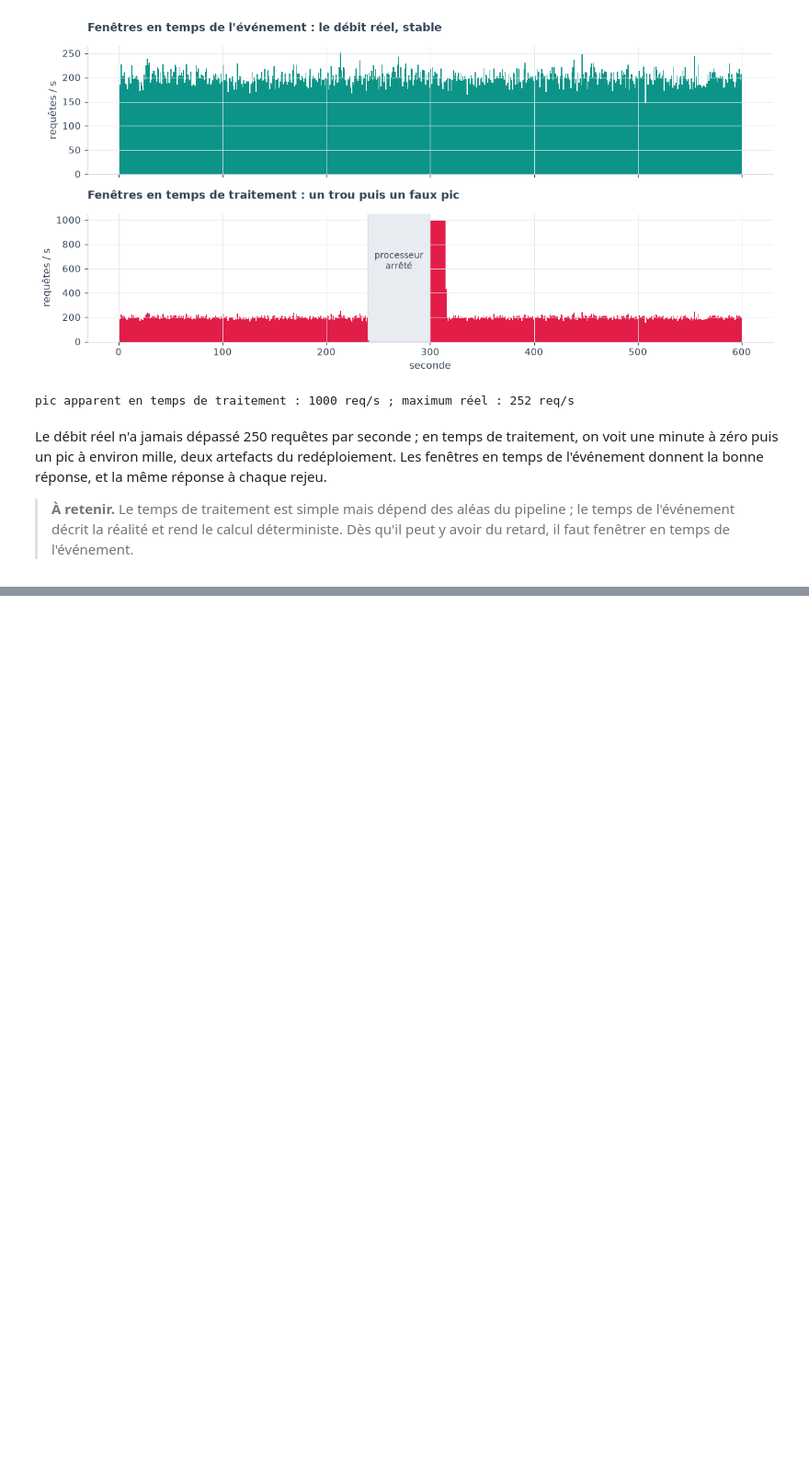
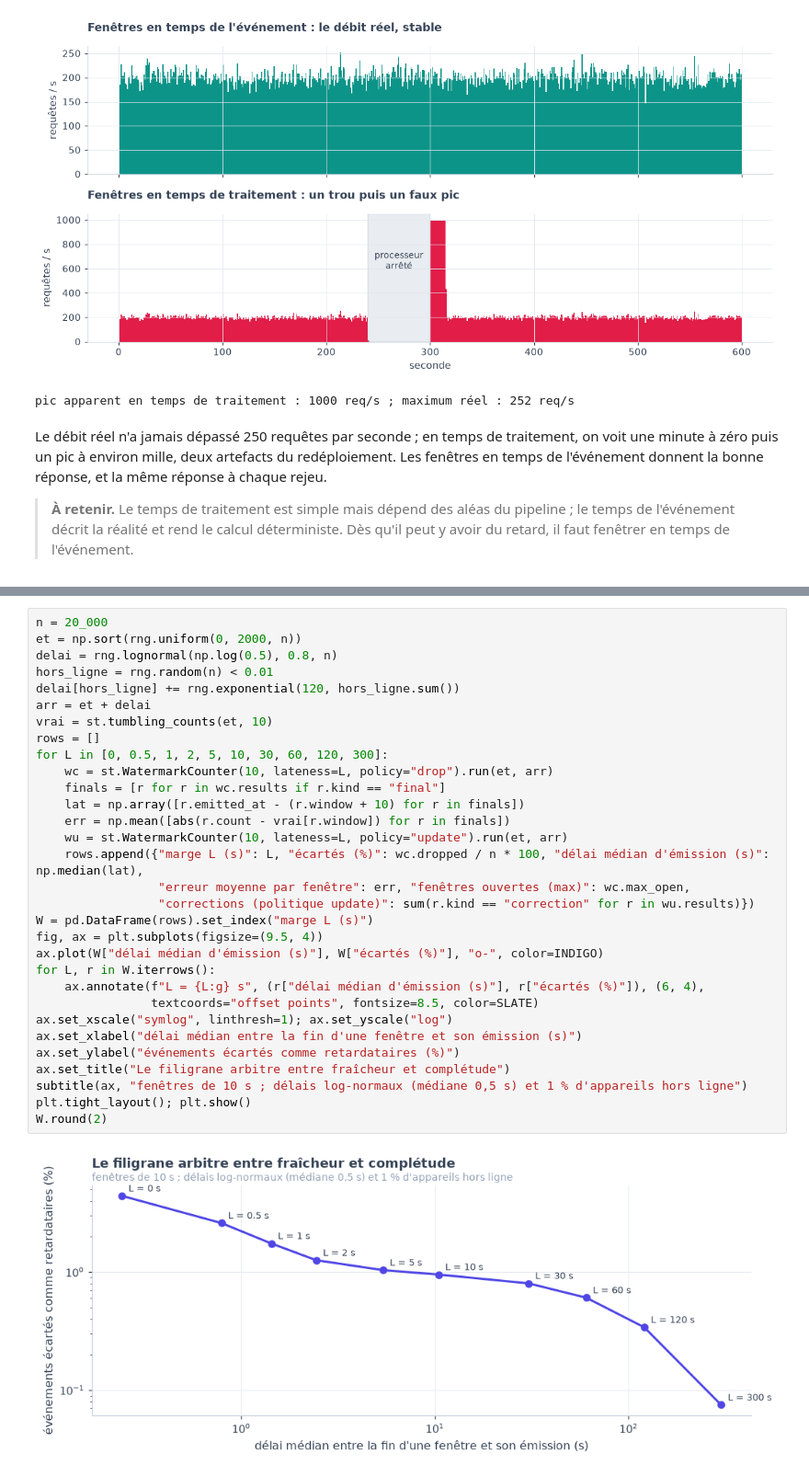
Before and after one commit to gwils28/Designing_Data_Intensive_Applications__ByTheBook, a Jupyter notebook: notebooks/ch11_traitement_de_flux/ch11_cours_6_raisonner_sur_le_temps.ipynb, the cells around one changed output, grey strips where cells are left out. Shown at 92% size. Drawn from its saved outputs; the diff is of its cells as text; blank space fills up the shorter version.

Commit message:
ch11 cours 6 : Les retardataires

```diff
--- a/notebooks/ch11_traitement_de_flux/ch11_cours_6_raisonner_sur_le_temps.ipynb
+++ b/notebooks/ch11_traitement_de_flux/ch11_cours_6_raisonner_sur_le_temps.ipynb
@@ -89,0 +114,33 @@ rejeu.
+# %%
+n = 20_000
+et = np.sort(rng.uniform(0, 2000, n))
+delai = rng.lognormal(np.log(0.5), 0.8, n)
+hors_ligne = rng.random(n) < 0.01
+delai[hors_ligne] += rng.exponential(120, hors_ligne.sum())
+arr = et + delai
+vrai = st.tumbling_counts(et, 10)
+rows = []
+for L in [0, 0.5, 1, 2, 5, 10, 30, 60, 120, 300]:
+    wc = st.WatermarkCounter(10, lateness=L, policy="drop").run(et, arr)
+    finals = [r for r in wc.results if r.kind == "final"]
+    lat = np.array([r.emitted_at - (r.window + 10) for r in finals])
+    err = np.mean([abs(r.count - vrai[r.window]) for r in finals])
+    wu = st.WatermarkCounter(10, lateness=L, policy="update").run(et, arr)
+    rows.append({"marge L (s)": L, "écartés (%)": wc.dropped / n * 100, "délai médian d'émission (s)": np.median(lat),
+                 "erreur moyenne par fenêtre": err, "fenêtres ouvertes (max)": wc.max_open,
+                 "corrections (politique update)": sum(r.kind == "correction" for r in wu.results)})
+W = pd.DataFrame(rows).set_index("marge L (s)")
+fig, ax = plt.subplots(figsize=(9.5, 4))
+ax.plot(W["délai médian d'émission (s)"], W["écartés (%)"], "o-", color=INDIGO)
+for L, r in W.iterrows():
+    ax.annotate(f"L = {L:g} s", (r["délai médian d'émission (s)"], r["écartés (%)"]), (6, 4),
+                textcoords="offset points", fontsize=8.5, color=SLATE)
+ax.set_xscale("symlog", linthresh=1); ax.set_yscale("log")
+ax.set_xlabel("délai médian entre la fin d'une fenêtre et son émission (s)")
+ax.set_ylabel("événements écartés comme retardataires (%)")
+ax.set_title("Le filigrane arbitre entre fraîcheur et complétude")
+subtitle(ax, "fenêtres de 10 s ; délais log-normaux (médiane 0,5 s) et 1 % d'appareils hors ligne")
+plt.tight_layout(); plt.show()
+W.round(2)
+# %% [output]
+[figure, added]
```
Also changed, not shown: parts of 5 cells of this notebook.
